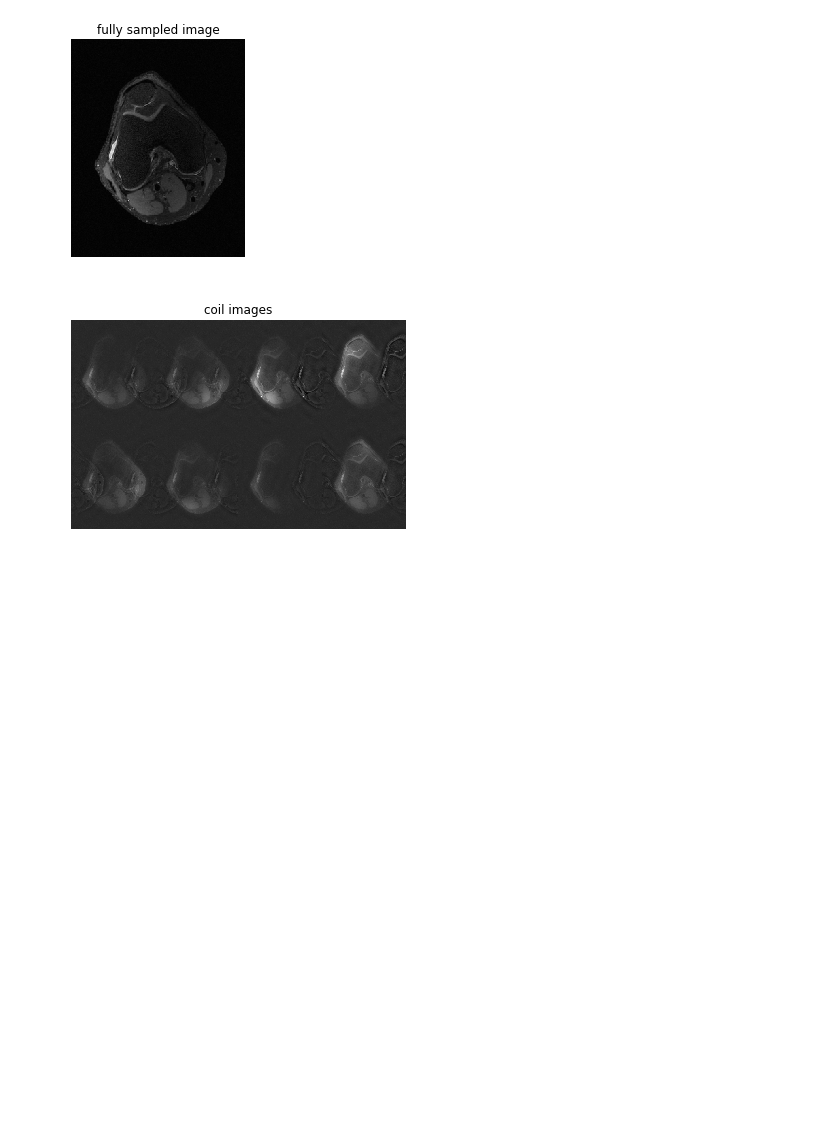
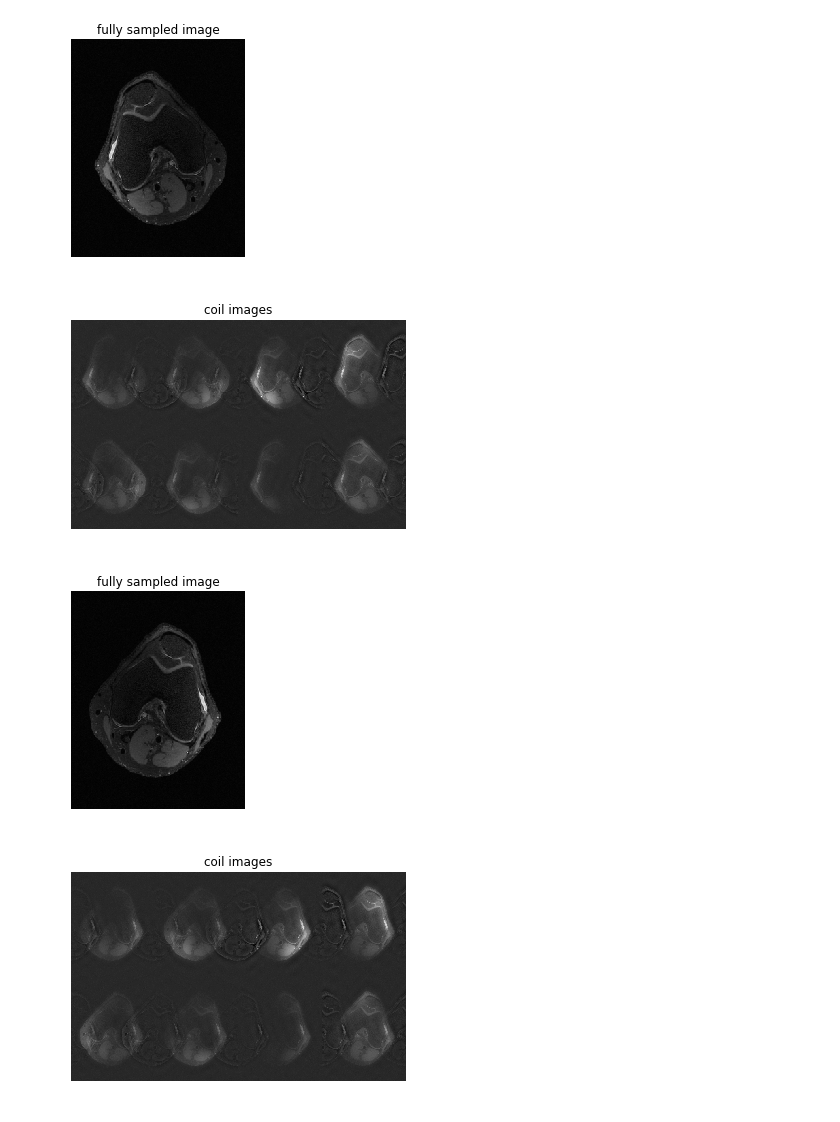
Before and after one commit to ecat/cs231n, a Jupyter notebook: python/DatasetTest.ipynb, the cells around one changed output. Drawn from its saved outputs; the diff is of its cells as text; code cells hidden in the pictures; blank space fills up the shorter version.

```diff
--- a/python/DatasetTest.ipynb
+++ b/python/DatasetTest.ipynb
@@ -14,25 +17,35 @@ slice_to_show = 160
 
 N, X, Y, C = im_us.shape
 
-plt.imshow(im_ref[slice_to_show, :, :, 0], cmap='gray')
-plt.title('fully sampled image')
-plt.axis('off')
-plt.show()
+def show_ref_and_coil_ims(slice_to_show, im_ref, im_us):
+    plt.imshow(im_ref[slice_to_show, :, :, 0], cmap='gray')
+    plt.title('fully sampled image')
+    plt.axis('off')
+    plt.show()
 
-coil_ims = np.transpose(im_us[slice_to_show, :, :, :], (2, 0, 1))
-coil_ims_to_show = np.reshape(coil_ims[0:2, :, :], (2 * X, Y))
+    coil_ims = np.transpose(im_us[slice_to_show, :, :, :], (2, 0, 1))
+    coil_ims_to_show = np.reshape(coil_ims[0:2, :, :], (2 * X, Y))
 
-for ii in range(1, 4):
-    coil_ims_to_show = np.concatenate((coil_ims_to_show,
-                                       np.reshape(coil_ims[2 * ii: 2 * (ii + 1), :, :], (2 * X, Y))), axis=1)
+    for ii in range(1, 4):
+        coil_ims_to_show = np.concatenate((coil_ims_to_show,
+                                           np.reshape(coil_ims[2 * ii: 2 * (ii + 1), :, :], (2 * X, Y))), axis=1)
 
-plt.imshow(coil_ims_to_show, cmap='gray')
-plt.title('coil images')
-plt.axis('off')
-plt.show()
+    plt.imshow(coil_ims_to_show, cmap='gray')
+    plt.title('coil images')
+    plt.axis('off')
+    plt.show()
+
+show_ref_and_coil_ims(slice_to_show, im_ref, im_us)
 # %% [output]
 [figure]
 [figure]
+# %%
+im_ref_tf, im_us_tf = dd.transform_image(im_ref, im_us, dd.Transform.FLIP_HOR)
+
+show_ref_and_coil_ims(slice_to_show, im_ref_tf, im_us_tf)
+# %% [output]
+[figure, added]
+[figure, added]
 # %%
 # https://www.tensorflow.org/programmers_guide/datasets
 
```
Also changed, not shown: parts of 5 cells of this notebook, 4 other files.
